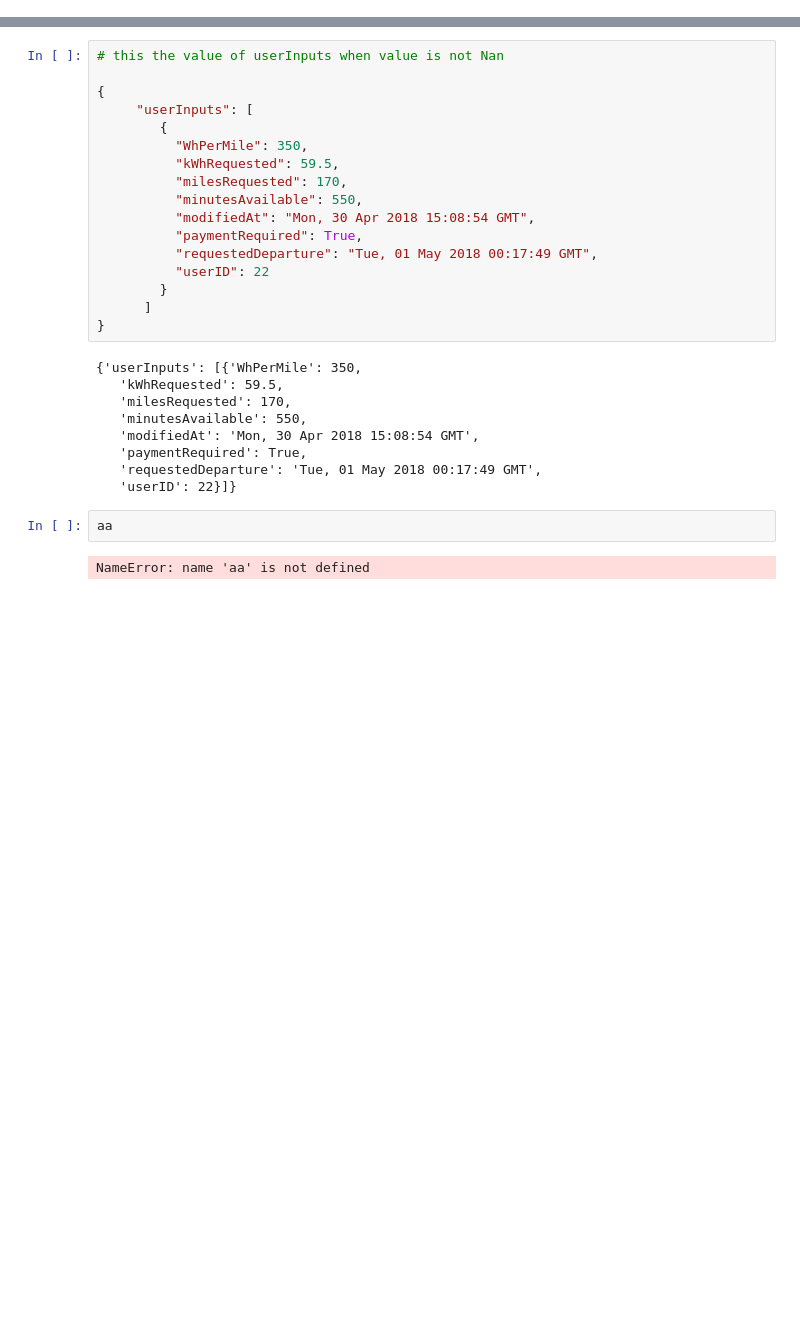
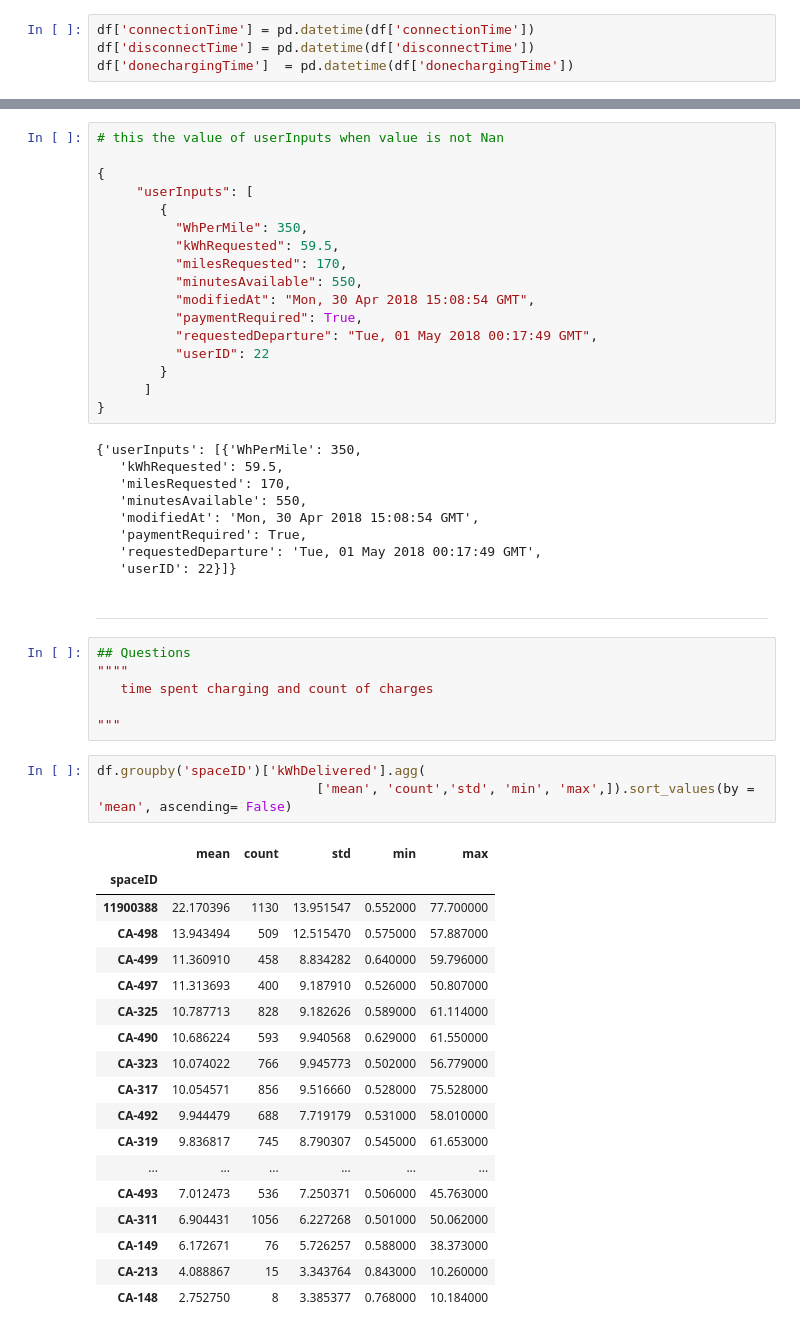
Before and after one commit to encodingintuition/EV_Infrastructure, a Jupyter notebook: code/CSB-caltech_.ipynb, the cells around one changed output, grey strips where cells are left out. Cells and saved outputs as stored; diff of their text form; blank space fills up the shorter version.

Commit message:
caltech CSB time

```diff
--- a/code/CSB-caltech_.ipynb
+++ b/code/CSB-caltech_.ipynb
@@ -105,0 +149,4 @@ df.head(1).T
+# %%
+df['connectionTime'] = pd.datetime(df['connectionTime'])
+df['disconnectTime'] = pd.datetime(df['disconnectTime'])
+df['donechargingTime']  = pd.datetime(df['donechargingTime'])
@@ -321,7 +370,33 @@ Name: userInputs, dtype: object
    'paymentRequired': True,
    'requestedDeparture': 'Tue, 01 May 2018 00:17:49 GMT',
    'userID': 22}]}
-# %%
-aa
-# %% [output]
-NameError: name 'aa' is not defined
+# %% [markdown]
+<hr>
+# %%
+## Questions
+""""
+   time spent charging and count of charges
+
+"""
+# %%
+df.groupby('spaceID')['kWhDelivered'].agg(
+                            ['mean', 'count','std', 'min', 'max',]).sort_values(by = 'mean', ascending= False)
+# %% [output]
+|  | mean | count | std | min | max |
+| spaceID |  |  |  |  |  |
+| 11900388 | 22.170396 | 1130 | 13.951547 | 0.552000 | 77.700000 |
+| CA-498 | 13.943494 | 509 | 12.515470 | 0.575000 | 57.887000 |
+| CA-499 | 11.360910 | 458 | 8.834282 | 0.640000 | 59.796000 |
+| CA-497 | 11.313693 | 400 | 9.187910 | 0.526000 | 50.807000 |
+| CA-325 | 10.787713 | 828 | 9.182626 | 0.589000 | 61.114000 |
+| CA-490 | 10.686224 | 593 | 9.940568 | 0.629000 | 61.550000 |
+| CA-323 | 10.074022 | 766 | 9.945773 | 0.502000 | 56.779000 |
+| CA-317 | 10.054571 | 856 | 9.516660 | 0.528000 | 75.528000 |
+| CA-492 | 9.944479 | 688 | 7.719179 | 0.531000 | 58.010000 |
+| CA-319 | 9.836817 | 745 | 8.790307 | 0.545000 | 61.653000 |
+| ... | ... | ... | ... | ... | ... |
+| CA-493 | 7.012473 | 536 | 7.250371 | 0.506000 | 45.763000 |
+| CA-311 | 6.904431 | 1056 | 6.227268 | 0.501000 | 50.062000 |
+| CA-149 | 6.172671 | 76 | 5.726257 | 0.588000 | 38.373000 |
+| CA-213 | 4.088867 | 15 | 3.343764 | 0.843000 | 10.260000 |
+| CA-148 | 2.752750 | 8 | 3.385377 | 0.768000 | 10.184000 |
```
Also changed, not shown: parts of 6 cells of this notebook.
